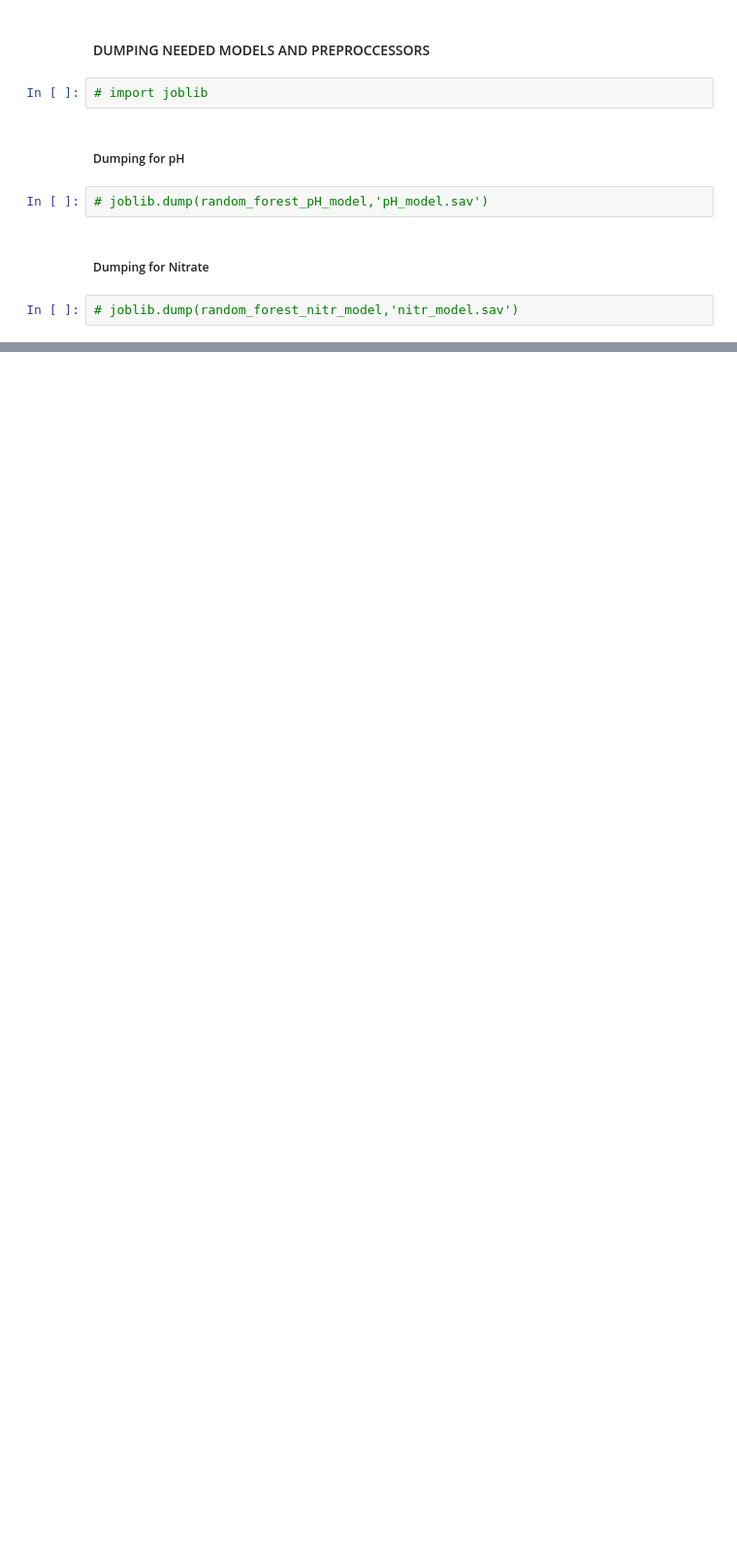
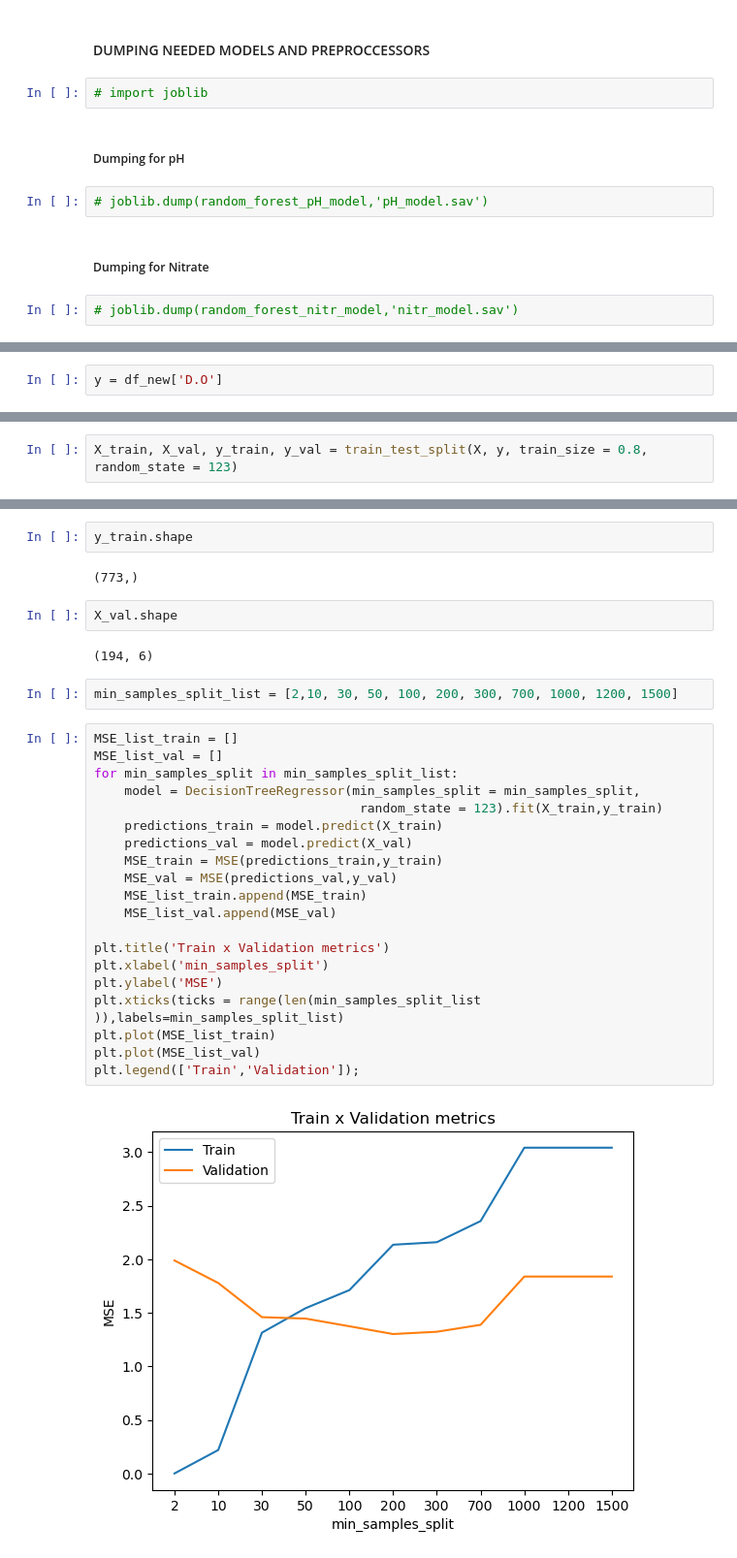
Before and after one commit to usmanadaudu/water_potability_prediction_web_app, a Jupyter notebook: notebooks/Water_potability_model5.ipynb, the cells around one changed output, grey strips where cells are left out. Shown at 97% size. Drawn from its saved outputs; the diff is of its cells as text; blank space fills up the shorter version.

Commit message:
getting model to predict D.O

```diff
--- a/notebooks/Water_potability_model5.ipynb
+++ b/notebooks/Water_potability_model5.ipynb
@@ -1530,0 +1556,2 @@ sns.boxplot(df['Conductivity']);
+# %%
+y = df_new['D.O']
@@ -1530,0 +1574,2 @@ sns.boxplot(df['Conductivity']);
+# %%
+X_train, X_val, y_train, y_val = train_test_split(X, y, train_size = 0.8, random_state = 123)
@@ -1530,0 +1580,32 @@ sns.boxplot(df['Conductivity']);
+# %%
+y_train.shape
+# %% [output]
+(773,)
+# %%
+X_val.shape
+# %% [output]
+(194, 6)
+# %%
+min_samples_split_list = [2,10, 30, 50, 100, 200, 300, 700, 1000, 1200, 1500]
+# %%
+MSE_list_train = []
+MSE_list_val = []
+for min_samples_split in min_samples_split_list:
+    model = DecisionTreeRegressor(min_samples_split = min_samples_split,
+                                   random_state = 123).fit(X_train,y_train)
+    predictions_train = model.predict(X_train)
+    predictions_val = model.predict(X_val)
+    MSE_train = MSE(predictions_train,y_train)
+    MSE_val = MSE(predictions_val,y_val)
+    MSE_list_train.append(MSE_train)
+    MSE_list_val.append(MSE_val)
+
+plt.title('Train x Validation metrics')
+plt.xlabel('min_samples_split')
+plt.ylabel('MSE')
+plt.xticks(ticks = range(len(min_samples_split_list )),labels=min_samples_split_list)
+plt.plot(MSE_list_train)
+plt.plot(MSE_list_val)
+plt.legend(['Train','Validation']);
+# %% [output]
+[figure, added]
```
Also changed, not shown: parts of 71 cells of this notebook.
